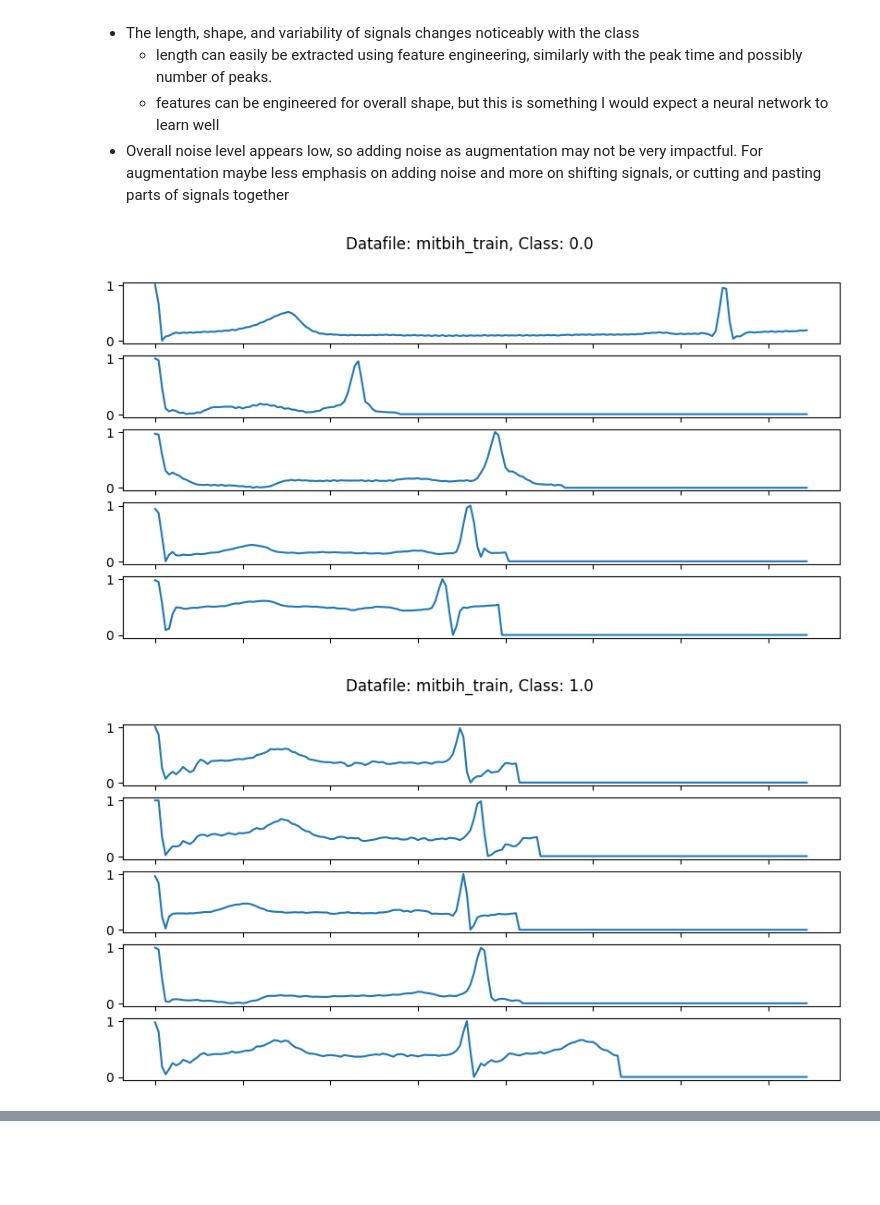
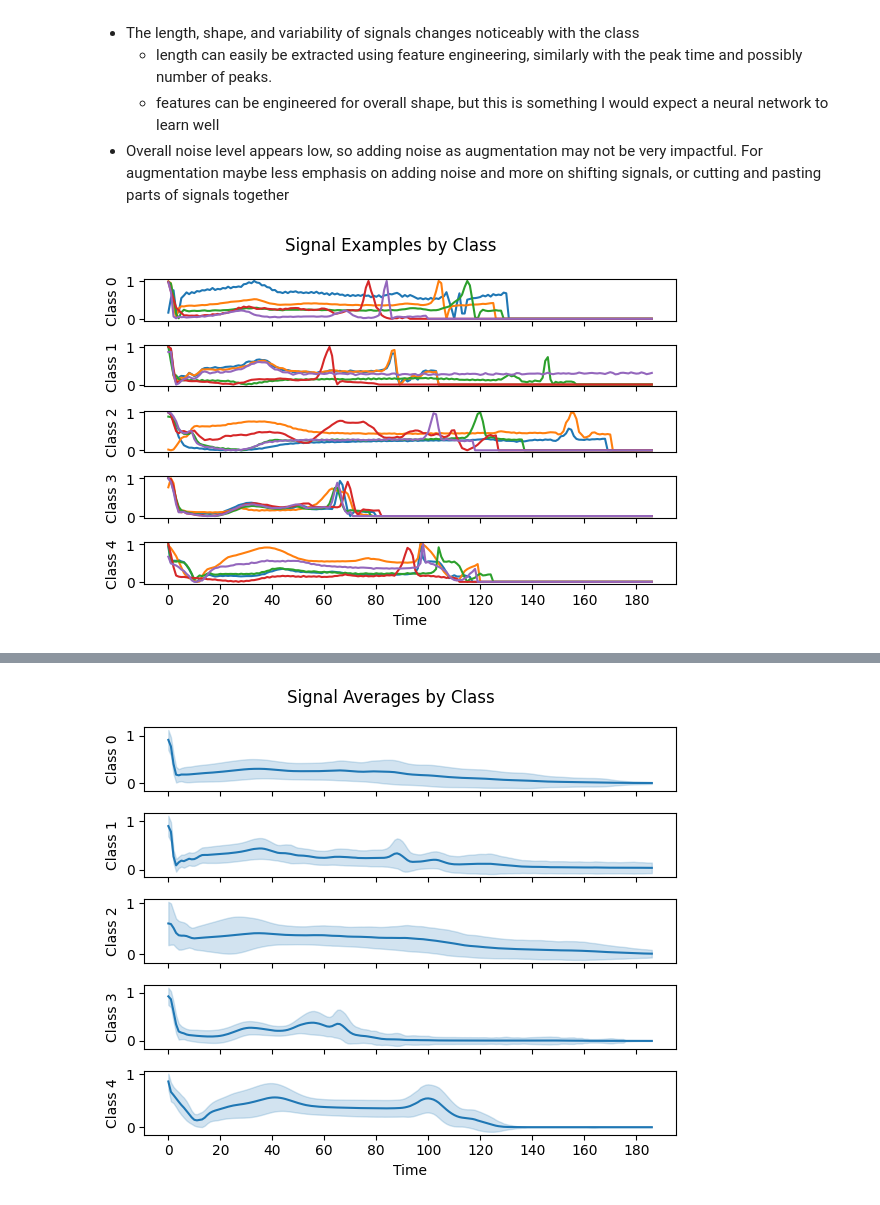
Before and after one commit to A-Telfer/telfer-ecg-heartbeat-categorization-task, a Jupyter notebook: notebooks/1.0-telfer-exploratory-data-analysis.ipynb, the cells around one changed output, grey strips where cells are left out. Drawn from its saved outputs; the diff is of its cells as text; code cells hidden in the pictures; blank space fills up the shorter version.

```diff
--- a/notebooks/1.0-telfer-exploratory-data-analysis.ipynb
+++ b/notebooks/1.0-telfer-exploratory-data-analysis.ipynb
@@ -7,13 +7,19 @@ import pandas as pd
 import matplotlib.pyplot as plt
 import random
 import seaborn as sns
+import numpy as np
+import sklearn.manifold
+import statsmodels.api as sm
 
+from statsmodels.formula.api import ols
 from pathlib import Path
 from IPython.display import display, HTML
 
 random.seed(42)
+np.random.seed(42)
 
 data_folder = Path('../data/raw')
+figure_directory = Path('../docs/assets/images/')
 
 mitbih_train_df = pd.read_csv(data_folder / "mitbih_train.csv", header=None)
 # mitbih_test_df = pd.read_csv(data_folder / "mitbih_test.csv", header=None)
@@ -120,24 +126,32 @@ Notes:
 - Overall noise level appears low, so adding noise as augmentation may not be very impactful. For augmentation maybe less emphasis on adding noise and more on shifting signals, or cutting and pasting parts of signals together
 # %%
 random.seed(42) # Already seeded at the beginning but may want to try multiple values
+np.random.seed(42)
 
 n_samples_per_class = 5
 
 for key, df in dfs.items():
+    plt.figure(figsize=(6,4))
+    gs = plt.GridSpec(5,1)
+
     # Groupby class and iterate over each one
     df = df.rename(columns={df.columns[-1]: 'class'})
-    for c, c_df in df.groupby('class'):
+    xticks = np.arange(df.shape[1]-1, step=20)
 
-        # For each class, plot a number of samples
-        plt.figure(figsize=(10,5))
-        gs = plt.GridSpec(5,1)
+    for i, (c, c_df) in enumerate(df.groupby('class')):
+        plt.subplot(gs[i])
         samples = c_df.sample(n_samples_per_class)
-        for i in range(len(samples)):
-            plt.subplot(gs[i])
-            plt.plot(samples.iloc[i,:-1])
+        for j in range(len(samples)):
+            plt.plot(samples.iloc[j,:-1])
             plt.gca().axes.xaxis.set_ticklabels([])
+            plt.xticks(xticks)
 
-        plt.suptitle(f"Datafile: {key}, Class: {c}")
+        plt.ylabel(f"Class {i}")
+
+    plt.xlabel('Time')
+    plt.suptitle('Signal Examples by Class')
+    plt.tight_layout()
+    plt.xticks(xticks, xticks)
+    plt.savefig(figure_directory / f"signal_examples_by_class.png")
 # %% [output]
-[figure, old version]
+[figure, new version]
-[figure, removed]
@@ -146,0 +158,31 @@ for key, df in dfs.items():
+# %%
+random.seed(42) # Already seeded at the beginning but may want to try multiple values
+np.random.seed(42)
+
+n_samples_per_class = 5
+
+for key, df in dfs.items():
+    plt.figure(figsize=(6,5))
+    gs = plt.GridSpec(5,1)
+
+    # Groupby class and iterate over each one
+    df = df.rename(columns={df.columns[-1]: 'class'})
+    xticks = np.arange(df.shape[1]-1, step=20)
+
+    for i, (c, c_df) in enumerate(df.groupby('class')):
+        ax = plt.subplot(gs[i])
+        data = pd.melt(c_df, id_vars='class', value_vars=df.columns[:-1], var_name='time')
+        data['class'] = data['class'].astype(int)
+        sns.lineplot(data=data, x='time', y='value', palette='rainbow', errorbar='sd', ax=ax)
+        plt.gca().axes.xaxis.set_ticklabels([])
+        plt.xticks(xticks)
+        plt.ylabel(f"Class {i}")
+        plt.xlabel('')
+
+    plt.xlabel('Time')
+    plt.suptitle('Signal Averages by Class')
+    plt.tight_layout()
+    plt.xticks(xticks, xticks)
+    plt.savefig(figure_directory / f"signal_averages_by_class.png")
+# %% [output]
+[figure, added]
```
Also changed, not shown: parts of 10 cells of this notebook, 2 other files.
